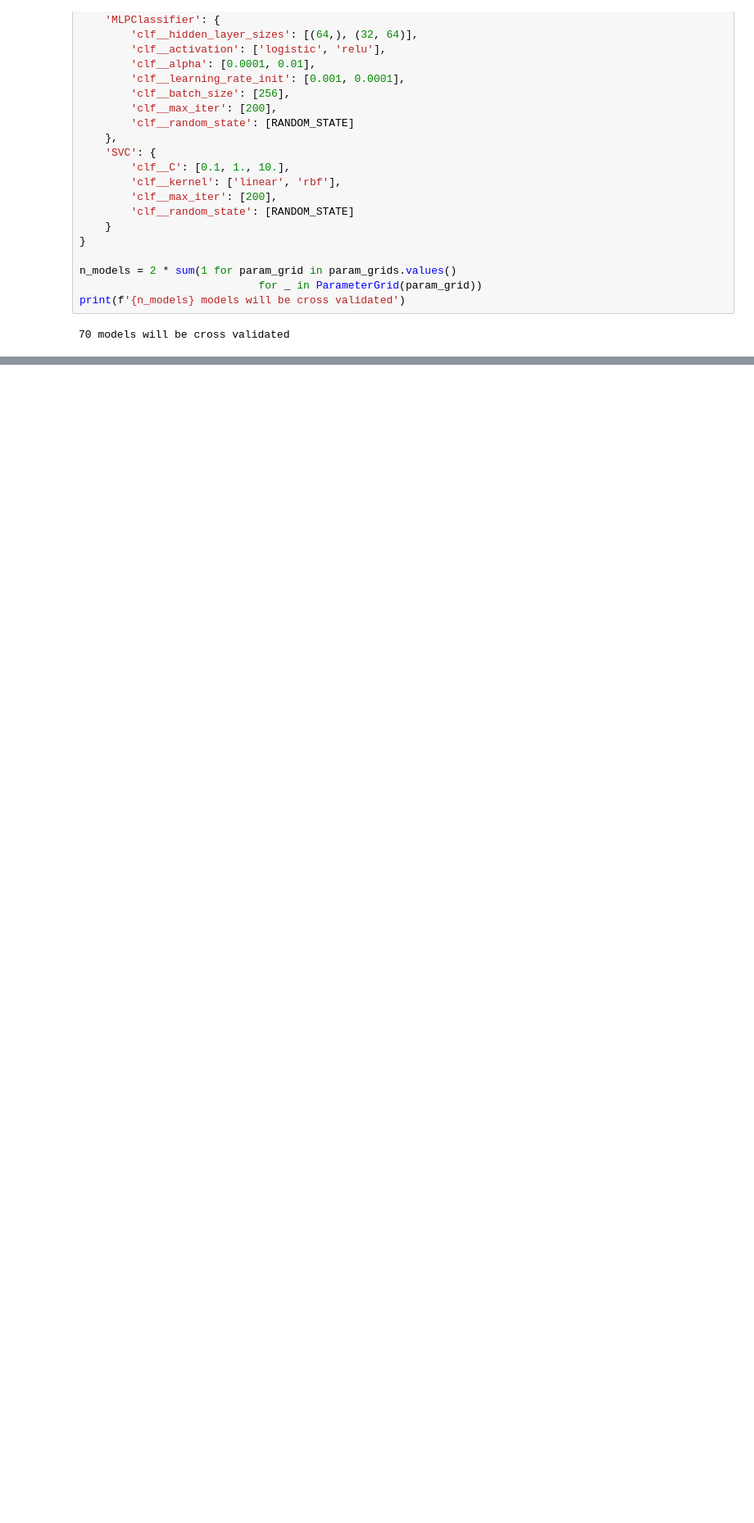
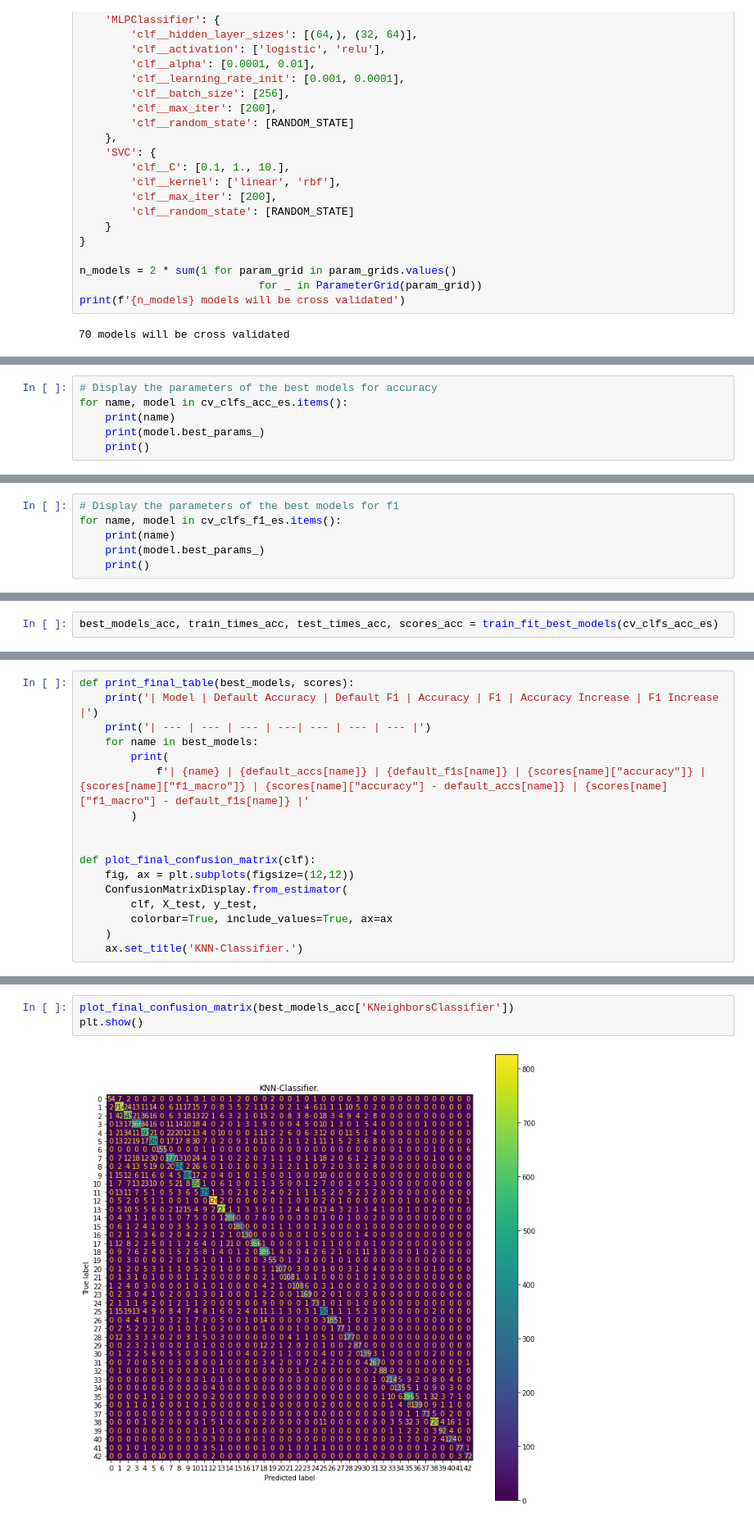
Before and after one commit to k-papadakis/ml-labs, a Jupyter notebook: supervised.ipynb, the cells around one changed output, grey strips where cells are left out. Shown: that part at 82% size. Saved outputs shown, nothing was run; the diff lists cells and outputs as text; blank space fills up the shorter version.

```diff
--- a/supervised.ipynb
+++ b/supervised.ipynb
@@ -410,0 +435,6 @@ name=SVC        best_score=0.4401848942565144
+# %%
+# Display the parameters of the best models for accuracy
+for name, model in cv_clfs_acc_es.items():
+    print(name)
+    print(model.best_params_)
+    print()
@@ -410,0 +459,6 @@ name=SVC        best_score=0.4401848942565144
+# %%
+# Display the parameters of the best models for f1
+for name, model in cv_clfs_f1_es.items():
+    print(name)
+    print(model.best_params_)
+    print()
@@ -410,0 +518,2 @@ name=SVC        best_score=0.4401848942565144
+# %%
+best_models_acc, train_times_acc, test_times_acc, scores_acc = train_fit_best_models(cv_clfs_acc_es)
@@ -410,0 +541,17 @@ name=SVC        best_score=0.4401848942565144
+# %%
+def print_final_table(best_models, scores):
+    print('| Model | Default Accuracy | Default F1 | Accuracy | F1 | Accuracy Increase | F1 Increase |')
+    print('| --- | --- | --- | ---| --- | --- | --- |')
+    for name in best_models:
+        print(
+            f'| {name} | {default_accs[name]} | {default_f1s[name]} | {scores[name]["accuracy"]} | {scores[name]["f1_macro"]} | {scores[name]["accuracy"] - default_accs[name]} | {scores[name]["f1_macro"] - default_f1s[name]} |'
+        )
+
+
+def plot_final_confusion_matrix(clf):
+    fig, ax = plt.subplots(figsize=(12,12))
+    ConfusionMatrixDisplay.from_estimator(
+        clf, X_test, y_test,
+        colorbar=True, include_values=True, ax=ax
+    )
+    ax.set_title('KNN-Classifier.')
@@ -410,0 +578,5 @@ name=SVC        best_score=0.4401848942565144
+# %%
+plot_final_confusion_matrix(best_models_acc['KNeighborsClassifier'])
+plt.show()
+# %% [output]
+[figure, added]
```
Also changed, not shown: parts of 36 cells of this notebook.
